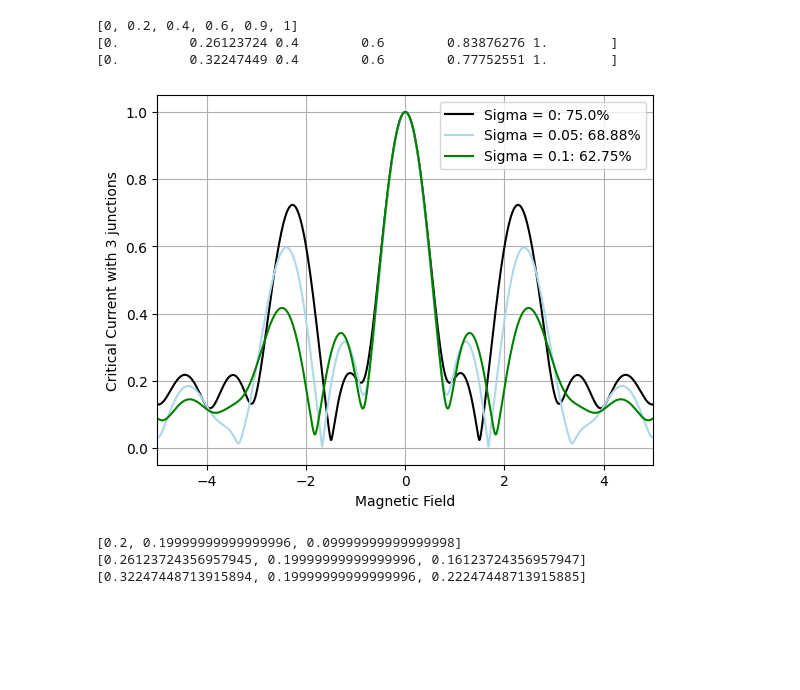
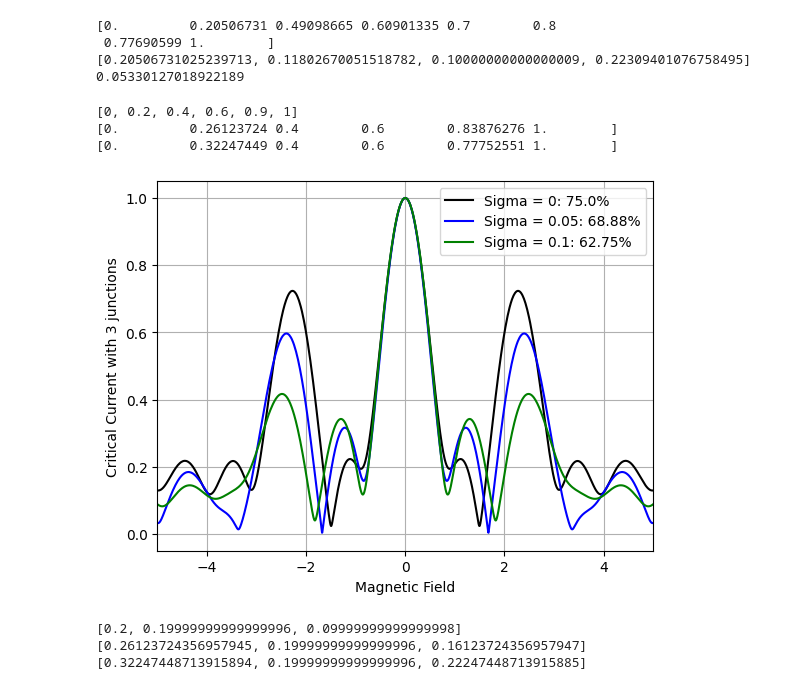
Before and after one commit to cliffsun/Josephson-Junction-Array-Model, a Jupyter notebook: JJ_Memory_Device_Standard_Deviation.ipynb, the cells around one changed output. Cells and saved outputs as stored; diff of their text form; code cells hidden in the pictures; blank space fills up the shorter version.

Commit message:
fixed even # of junctions again

```diff
--- a/JJ_Memory_Device_Standard_Deviation.ipynb
+++ b/JJ_Memory_Device_Standard_Deviation.ipynb
@@ -40,8 +78,8 @@ def EvenArrayOfJunctions(sigma, numOfJunctions, width, arrayJ = []): # Generates
         correctional_last_term = 0.0001 # Necessary for the last junction due to it being an odd # of junctions
         arrOfJunctions[1] = width + arrayOfWidths[0] # Intializes the first junction, necessary otherwise the for-loop breaks
         for k in range(2, arrOfJunctions.size - 2, 2):
-            arrOfJunctions[k] = k//2 * junctionCenter - (width + arrayOfWidths[k//2]) # Even "expansion" of the junctions
-            arrOfJunctions[k + 1] = k//2 * junctionCenter + (width + arrayOfWidths[k//2]) # Even "expansion" of the junctions
-        arrOfJunctions[-2] = 1 - (arrayOfWidths[-1] + correctional_last_term) # Hard sets the last junction, also necessary otherwise for-loop breaks
+            arrOfJunctions[k] = k//2 * junctionCenter - (width/2 + arrayOfWidths[k//2]) # Even "expansion" of the junctions
+            arrOfJunctions[k + 1] = k//2 * junctionCenter + (width/2 + arrayOfWidths[k//2]) # Even "expansion" of the junctions
+        arrOfJunctions[-2] = 1 - (arrayOfWidths[-1] + width) # Hard sets the last junction, also necessary otherwise for-loop breaks
         arrOfJunctions[-1] = 1 # Hard sets the last junction, not accounted for in the for-loop
     return arrOfJunctions
@@ -48,3 +137,20 @@ def EvenArrayOfJunctions(sigma, numOfJunctions, width, arrayJ = []): # Generates
+# %%
+test = [0, 0.2, 0.5, 0.6, 0.7, 0.8, 0.9, 1]
+
+arr = testingEvenArrayOfJunctions(0.01, 6, 0.01, test)
+
+junctionWidths = []
+for i in range(len(arr)//2):
+    junctionWidths.append(arr[2*i+1] - arr[2*i])
+
+print(arr)
+print(junctionWidths)
+print(np.std(junctionWidths))
+# %% [output]
+[0.         0.20506731 0.49098665 0.60901335 0.7        0.8
+ 0.77690599 1.        ]
+[0.20506731025239713, 0.11802670051518782, 0.10000000000000009, 0.22309401076758495]
+0.05330127018922189
 # %%
 # For Odd Junctions
 
@@ -80,9 +186,9 @@ def OddArrayOfJunctions(sigma, numOfJunctions, width, arrayJ = []): # Generates
         correctional_last_term = 0.0001 # Necessary for the last junction due to it being an odd # of junctions
         arrOfJunctions[1] = width + arrayOfWidths[0] # Intializes the first junction, necessary otherwise the for-loop breaks
         for k in range(2, arrOfJunctions.size - 2, 2):
-            arrOfJunctions[k] = k//2 * junctionCenter - (width + arrayOfWidths[k//2]) # Even "expansion" of the junctions
-            arrOfJunctions[k + 1] = k//2 * junctionCenter + (width + arrayOfWidths[k//2]) # Even "expansion" of the junctions
-        arrOfJunctions[-2] = 1 - (arrayOfWidths[-1] + correctional_last_term) # Hard sets the last junction, also necessary otherwise for-loop breaks
+            arrOfJunctions[k] = k//2 * junctionCenter - (width/2 + arrayOfWidths[k//2]) # Even "expansion" of the junctions
+            arrOfJunctions[k + 1] = k//2 * junctionCenter + (width/2 + arrayOfWidths[k//2]) # Even "expansion" of the junctions
+        arrOfJunctions[-2] = 1 - (arrayOfWidths[-1] + width) # Hard sets the last junction, also necessary otherwise for-loop breaks
         arrOfJunctions[-1] = 1 # Hard sets the last junction, not accounted for in the for-loop
     return arrOfJunctions
 # %%
@@ -168,7 +274,9 @@ arrayOfJunctions = []
 
 # arrayOfJunctions = [0, 0.001, 0.3, 0.33, 0.9, 1]
 
-# arrayOfJunctions = [0, 0.02, 0.99, 1]
+# arrayOfJunctions = [0, 0.02, 0.5, 0.55, 0.99, 1]
+
+# [0.03, 0.02]
 
 # arrayOfJunctions = [0, 0.01, 0.03, 0.13, 0.14, 0.142, 0.16, 0.36, 0.38, 0.68, 0.681, 0.688, 0.7, 0.75, 0.77, 0.83, 0.84, 0.841, 0.89, 1]
 
@@ -178,7 +286,11 @@ arrayOfJunctions = [0, 0.2, 0.4, 0.6, 0.9, 1]
 
 number_of_junctions = 5
 
+inputted_mean_width = 0.001
+
 junctionNumber = stateOfArray(arrayOfJunctions)[0] if (len(arrayOfJunctions) != 0) else number_of_junctions
+
+meanWidth = stateOfArray(arrayOfJunctions)[1] if (len(arrayOfJunctions) != 0) else 0.001
 
 critical_currents_density = np.ones(int(junctionNumber)) # all the critical currents for each junction (Critical Currents are assumed to be 1 by default)
 
@@ -189,9 +301,6 @@ IMaxPointSigma1 = []
 IMaxPointSigma2 = []
 
 IMaxPointSigma3 = []
-
-meanWidth = stateOfArray(arrayOfJunctions)[1] if (len(arrayOfJunctions) != 0) else 0.0001
-
 
 #----------------------------------
 
@@ -248,18 +357,18 @@ print(arraySigma3)
 [0.         0.32247449 0.4        0.6        0.77752551 1.        ]
 # %%
 plt.figure(300)
-plt.plot(FluxField, IMaxPointSigma1, 'black' , label="Sigma = " + str(Sigma1) + ": " + str(round(percentageSigma1 * 100, 2)) + "%")
-plt.plot(FluxField, IMaxPointSigma2, '#ADD8E6', label="Sigma = " + str(Sigma2) + ": " + str(round(percentageSigma2 * 100, 2)) + "%")
-plt.plot(FluxField, IMaxPointSigma3, 'green', label="Sigma = " + str(Sigma3) + ": " + str(round(percentageSigma3 * 100, 2)) + "%")
+plt.plot(FluxField, IMaxPointSigma1, 'black' , label="Sigma = " + str(Sigma1) + ": " + str(round(percentageSigma1 * 100, 2)) + "%", color='black')
+plt.plot(FluxField, IMaxPointSigma2, '#ADD8E6', label="Sigma = " + str(Sigma2) + ": " + str(round(percentageSigma2 * 100, 2)) + "%", color='blue')
+plt.plot(FluxField, IMaxPointSigma3, 'green', label="Sigma = " + str(Sigma3) + ": " + str(round(percentageSigma3 * 100, 2)) + "%", color='green')
 plt.legend(loc="upper right", frameon=True)
 plt.xlabel('Magnetic Field')
 plt.ylabel('Critical Current with ' + str(junctionNumber) + ' junctions')
 plt.xlim(-5,5)
 # plt.ylim(0,1)
 plt.grid()
 plt.show()
 # %% [output]
-[figure, old version]
+[figure, new version]
 # %%
 print(criticalCurrent_1)
 print(criticalCurrent_2)
```
Also changed, not shown: parts of 4 cells of this notebook.
